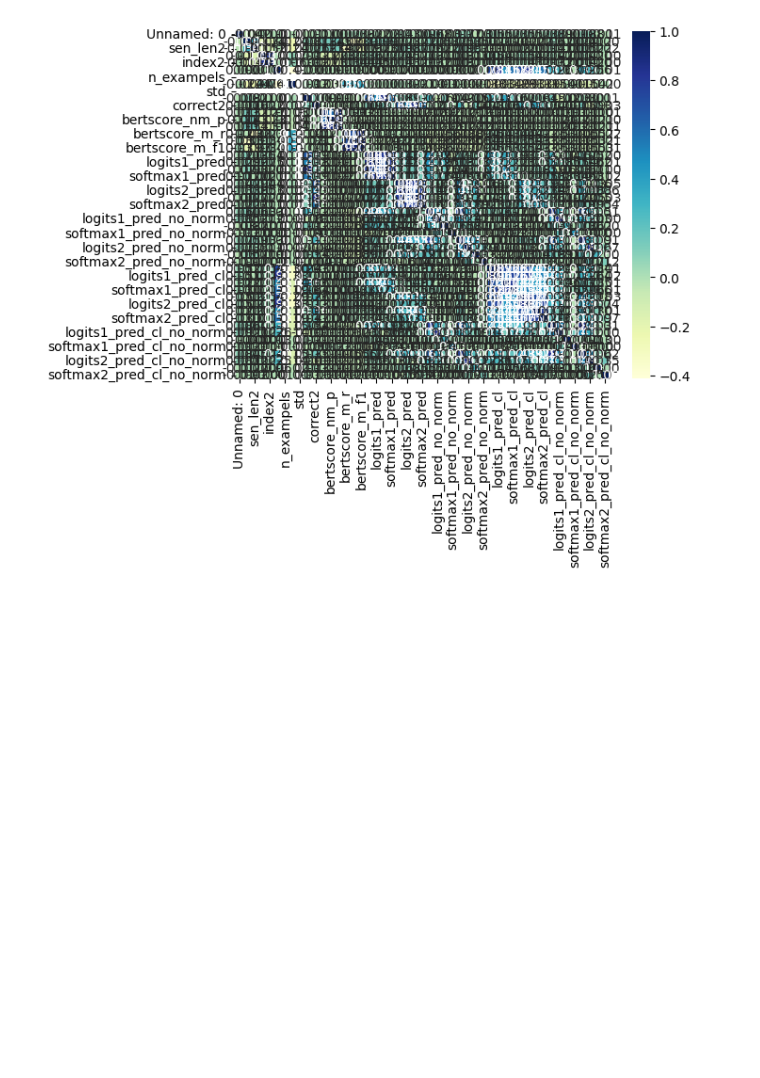
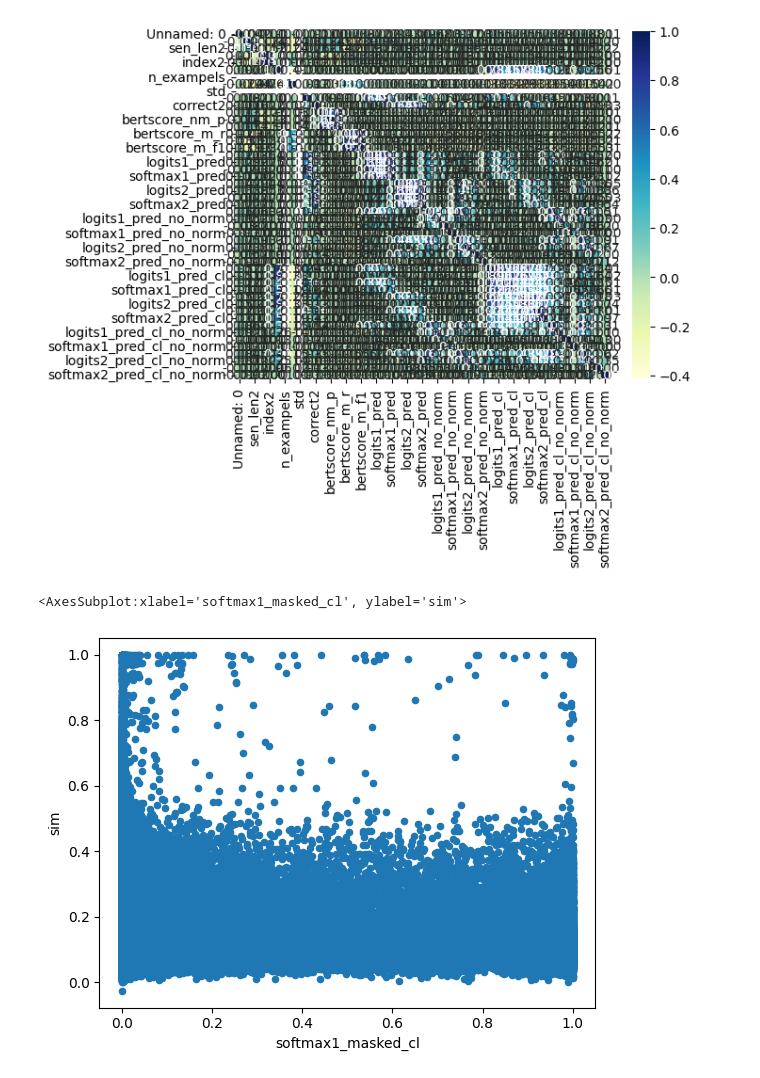
Before and after one commit to itay-nakash/Expirements, a Jupyter notebook: analyze_results.ipynb, the cells around one changed output. Saved outputs shown, nothing was run; the diff lists cells and outputs as text; code cells hidden in the pictures; blank space fills up the shorter version.

Commit message:
added some graphs to the analyze

```diff
--- a/analyze_results.ipynb
+++ b/analyze_results.ipynb
@@ -86,3 +128,8 @@ sns.heatmap(corr_matrix,
 # %% [output]
 <AxesSubplot:>
 [figure]
+# %%
+df.plot.scatter(x='softmax1_masked_cl',y='sim', cmap='viridis')
+# %% [output]
+<AxesSubplot:xlabel='softmax1_masked_cl', ylabel='sim'>
+[figure, added]
```
Also changed, not shown: parts of 4 cells of this notebook.
